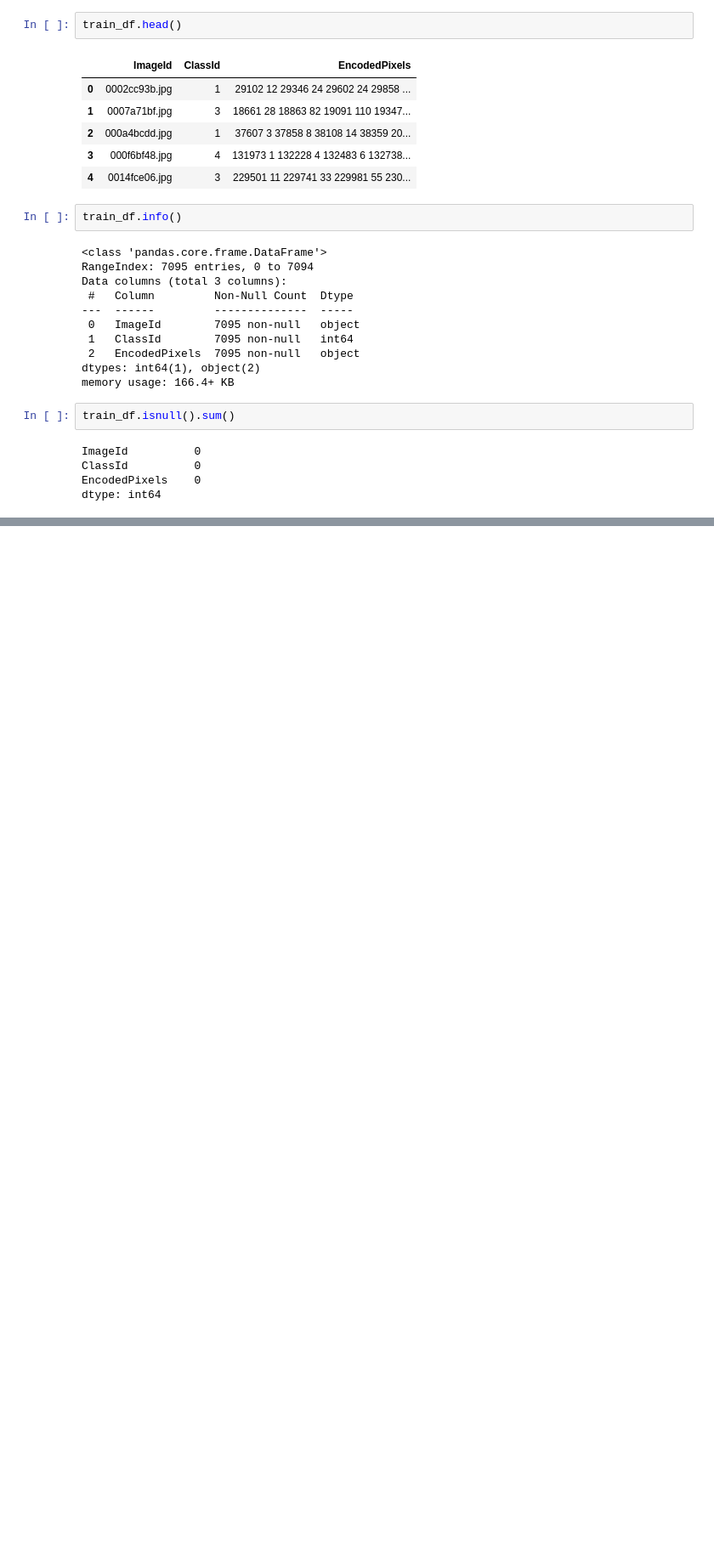
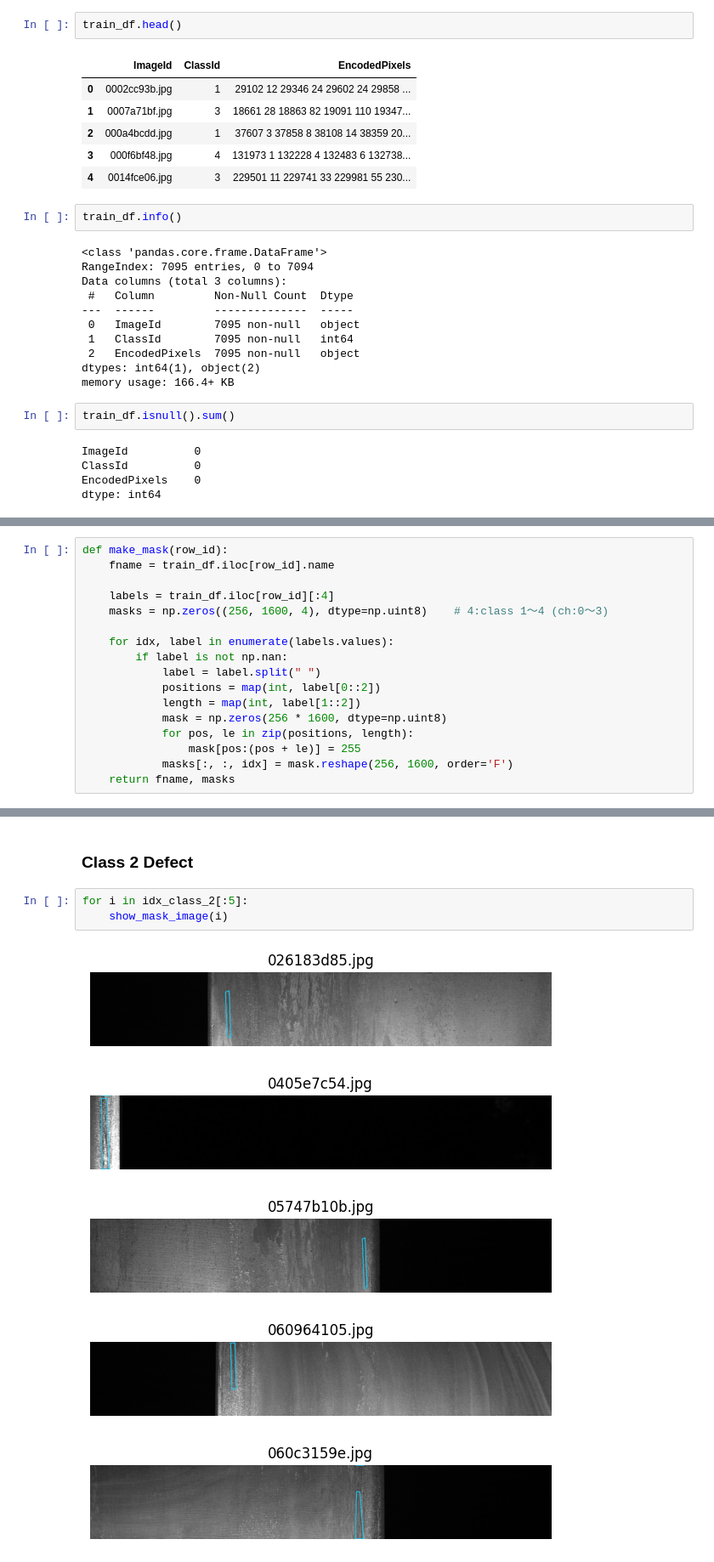
Before and after one commit to PawatKittipatpaiboon/steel_defection, a Jupyter notebook: EDA_steel_defection.ipynb, the cells around one changed output, grey strips where cells are left out. Shown at 85% size. Cells and saved outputs as stored; diff of their text form; blank space fills up the shorter version.

```diff
--- a/EDA_steel_defection.ipynb
+++ b/EDA_steel_defection.ipynb
@@ -88,0 +216,17 @@ plt.show()
+# %%
+def make_mask(row_id):
+    fname = train_df.iloc[row_id].name
+
+    labels = train_df.iloc[row_id][:4]
+    masks = np.zeros((256, 1600, 4), dtype=np.uint8)    # 4:class 1～4 (ch:0～3)
+
+    for idx, label in enumerate(labels.values):
+        if label is not np.nan:
+            label = label.split(" ")
+            positions = map(int, label[0::2])
+            length = map(int, label[1::2])
+            mask = np.zeros(256 * 1600, dtype=np.uint8)
+            for pos, le in zip(positions, length):
+                mask[pos:(pos + le)] = 255
+            masks[:, :, idx] = mask.reshape(256, 1600, order='F')
+    return fname, masks
@@ -88,0 +298,11 @@ plt.show()
+# %% [markdown]
+### Class 2 Defect
+# %%
+for i in idx_class_2[:5]:
+    show_mask_image(i)
+# %% [output]
+[figure, added]
+[figure, added]
+[figure, added]
+[figure, added]
+[figure, added]
```
Also changed, not shown: parts of 44 cells of this notebook.
